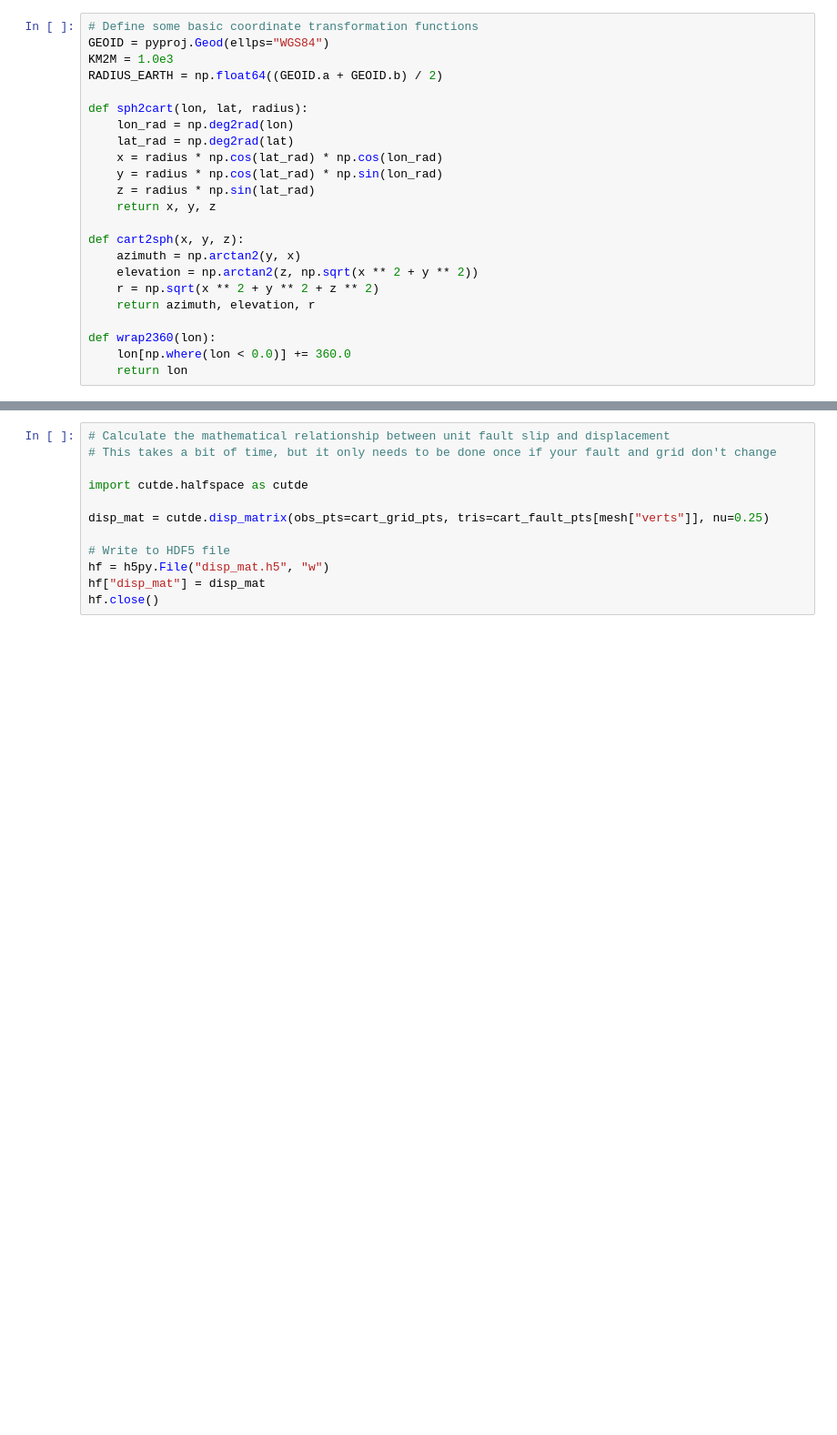
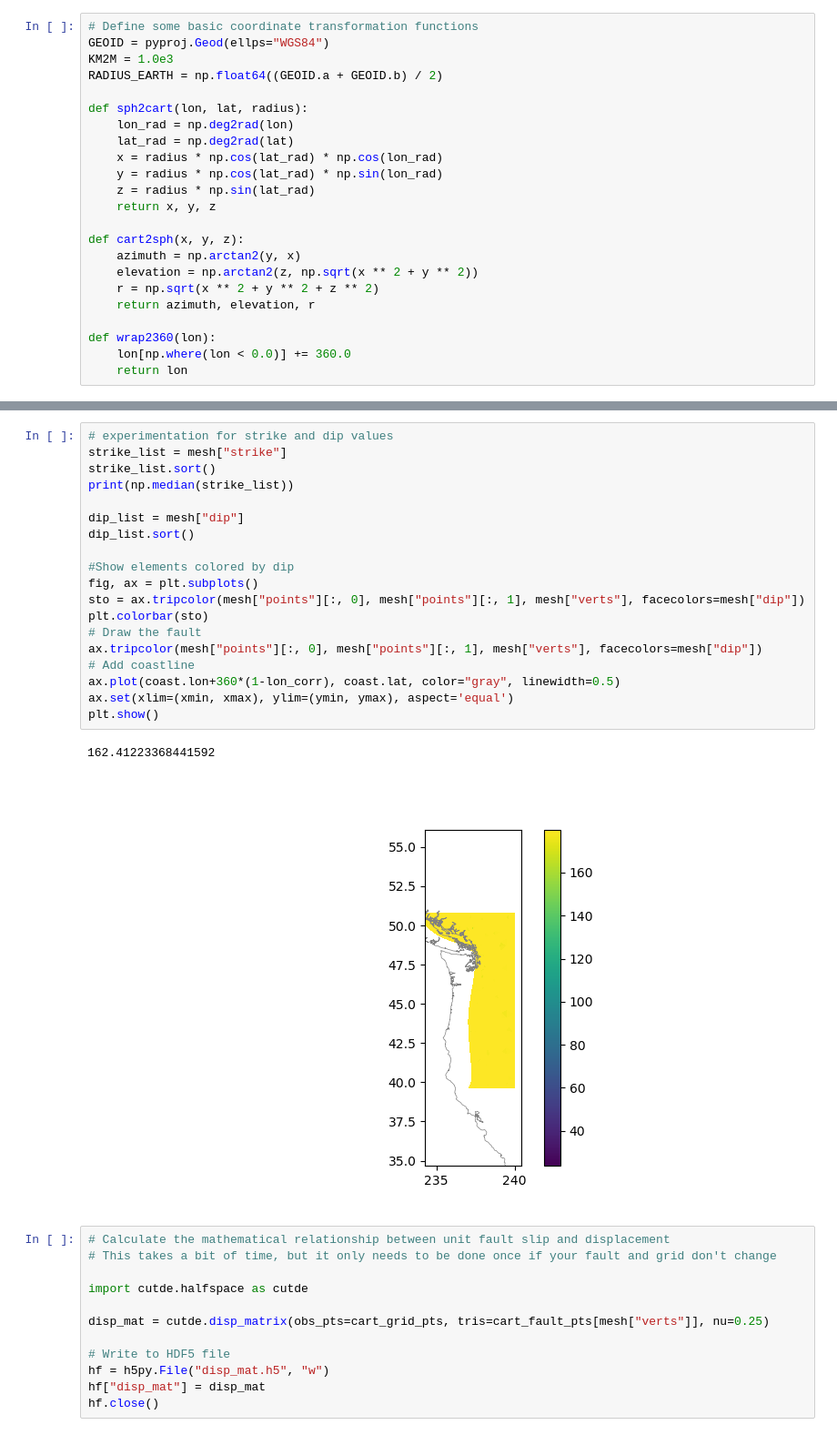
Before and after one commit to jploveless/fault_displacement, a Jupyter notebook: fault_displacement.ipynb, the cells around one changed output, grey strips where cells are left out. Shown: that part at 91% size. Saved outputs shown, nothing was run; the diff lists cells and outputs as text; blank space fills up the shorter version.

```diff
--- a/fault_displacement.ipynb
+++ b/fault_displacement.ipynb
@@ -151,3 +157,25 @@ NameError: name 'cm' is not defined
+# %%
+# experimentation for strike and dip values
+strike_list = mesh["strike"]
+strike_list.sort()
+print(np.median(strike_list))
+
+dip_list = mesh["dip"]
+dip_list.sort()
+
+#Show elements colored by dip
+fig, ax = plt.subplots()
+sto = ax.tripcolor(mesh["points"][:, 0], mesh["points"][:, 1], mesh["verts"], facecolors=mesh["dip"])
+plt.colorbar(sto)
+# Draw the fault
+ax.tripcolor(mesh["points"][:, 0], mesh["points"][:, 1], mesh["verts"], facecolors=mesh["dip"])
+# Add coastline
+ax.plot(coast.lon+360*(1-lon_corr), coast.lat, color="gray", linewidth=0.5)
+ax.set(xlim=(xmin, xmax), ylim=(ymin, ymax), aspect='equal')
+plt.show()
+# %% [output]
+162.41223368441592
+[figure, added]
 # %%
 # Calculate the mathematical relationship between unit fault slip and displacement
 # This takes a bit of time, but it only needs to be done once if your fault and grid don't change
```
Also changed, not shown: parts of 1 cell of this notebook, 3 other files.
